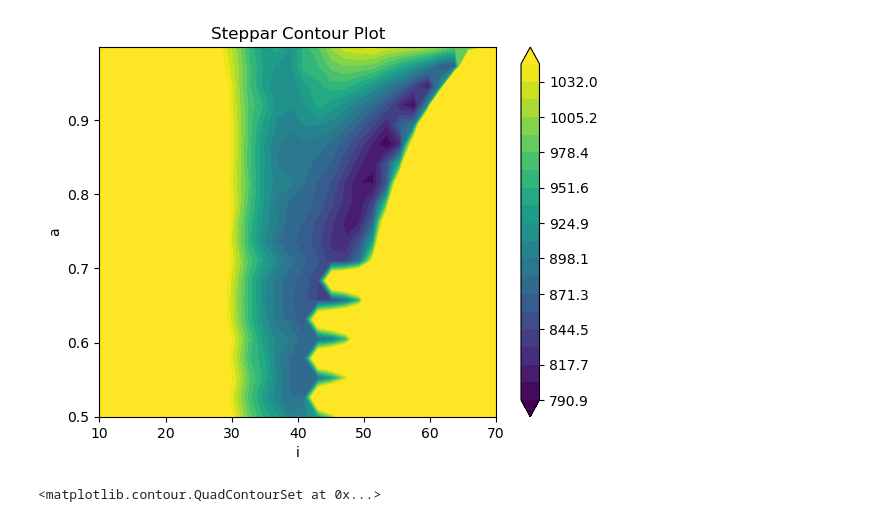
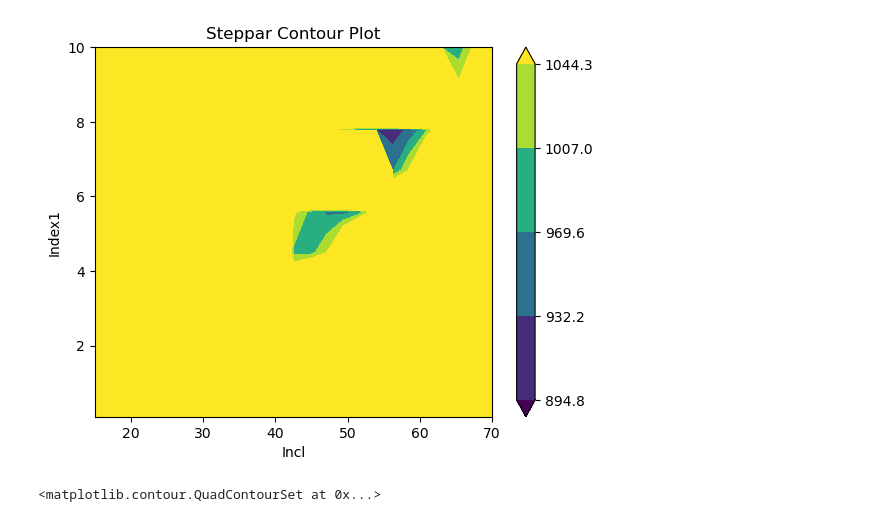
Before and after one commit to xifengdaocao/xspec2plot, a Jupyter notebook: contour plot.ipynb, the cells around one changed output. Drawn from its saved outputs; the diff is of its cells as text; code cells hidden in the pictures.

```diff
--- a/contour plot.ipynb
+++ b/contour plot.ipynb
@@ -142,8 +142,9 @@ def plot_density_contour(infile,mytitle='Steppar Contour Plot',p=0.5,N=20):
 # %%
 # # plot_density_contour('diskbb_a_i.txt',p=0.15,N=10)
 # # plot_density_contour('kerrbb_a_i.txt',p=0.008,N=10)
 # plot_density_contour('kerr_free_a_i.txt',p=0.2,N=20)
-plot_density_contour('simp-kerr-relCp_a-i_con.txt',p=0.05)
+# plot_density_contour('simp-kerr-relCp_a-i_con.txt',p=0.05)
+plot_density_contour('q1-i.txt',p=0.01,N=5)
 # %% [output]
-[figure, old version]
+[figure, new version]
 <matplotlib.contour.QuadContourSet at 0x...>
```
Also changed, not shown: 2 other files.
